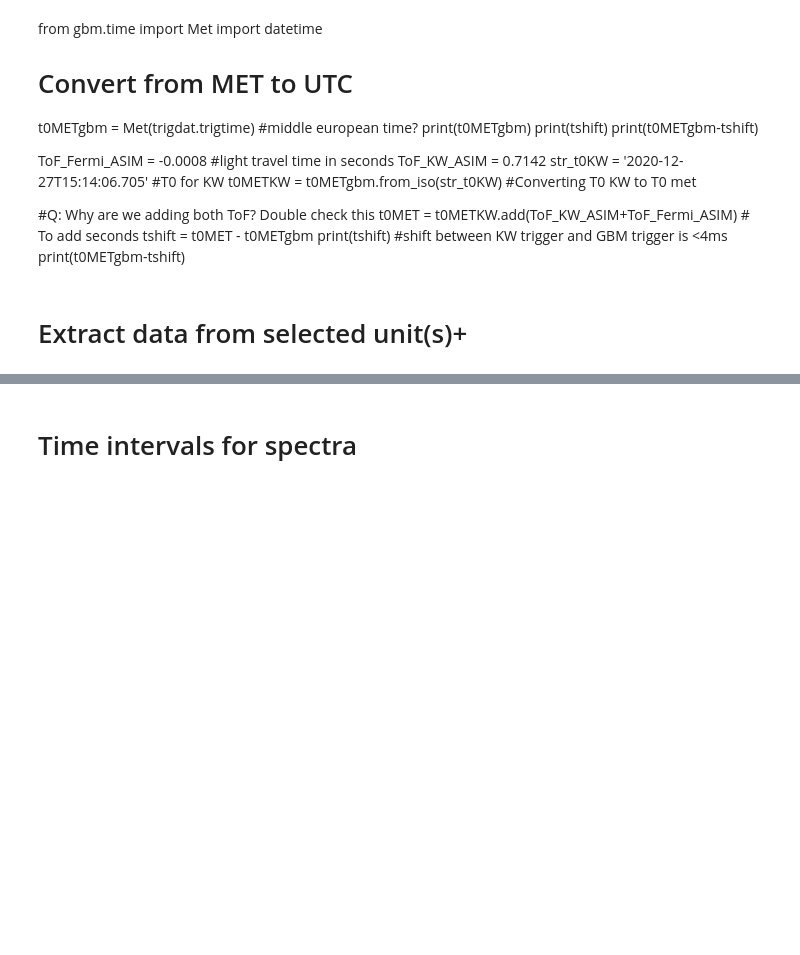
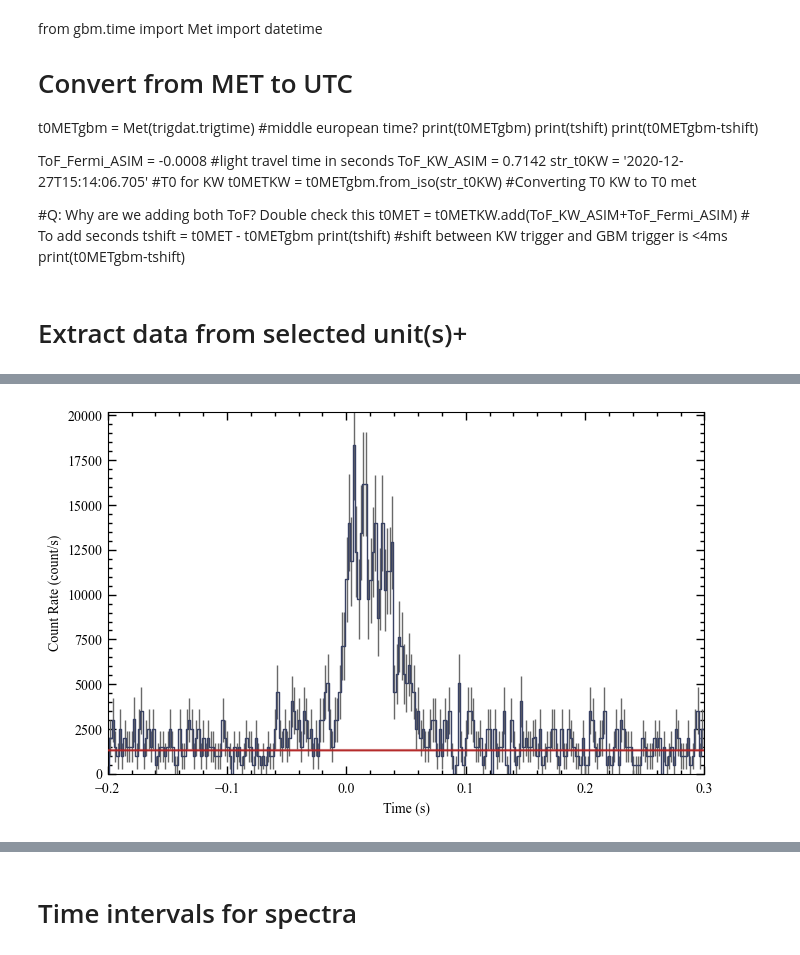
Before and after one commit to AndreasRamsli/GRB, a Jupyter notebook: xspec/FERMI/GRB201227A/GRB201227A_extract_files.ipynb, the cells around one changed output, grey strips where cells are left out. Cells and saved outputs as stored; diff of their text form; code cells hidden in the pictures; blank space fills up the shorter version.

```diff
--- a/xspec/FERMI/GRB201227A/GRB201227A_extract_files.ipynb
+++ b/xspec/FERMI/GRB201227A/GRB201227A_extract_files.ipynb
@@ -300,16 +230,18 @@ erange=(150,4e4)
 # %%
 # Fit background
-bkgd_times = [(-100, -25), (50,100)] # where to extract the background
+bkgd_times = [(-100, -5), (100,200)] # where to extract the background
 backfitter = BackgroundFitter.from_phaii(phaii, Polynomial, time_ranges=bkgd_times)
 backfitter.fit(order=2) #increase order to 2 when you have a large interval
 # %%
 bkgd = backfitter.interpolate_bins(phaii.data.tstart, phaii.data.tstop)
 #type(bkgd)
 lc_bkgd = bkgd.integrate_energy(*erange)
 lcplot = Lightcurve(data=lc_data, background=lc_bkgd)
 # zoom in to 5 seconds before to 20 s after the trigger time
-view_range = (-0.05,0.05)
+view_range = (-0.2,0.3)
 lcplot.xlim = view_range
+# %% [output]
+[figure, added]
 # %%
 # Ok, the fit is done, but how do we know if it is a good fit?  You can return the fit statistic and degrees-of-freedom (DoF) for each energy channel fit, and try to figure out if it's a good fit based on that (Note: not always the best way to go).
 backfitter.statistic/backfitter.dof
```
Also changed, not shown: parts of 33 cells of this notebook, 23 other files.
